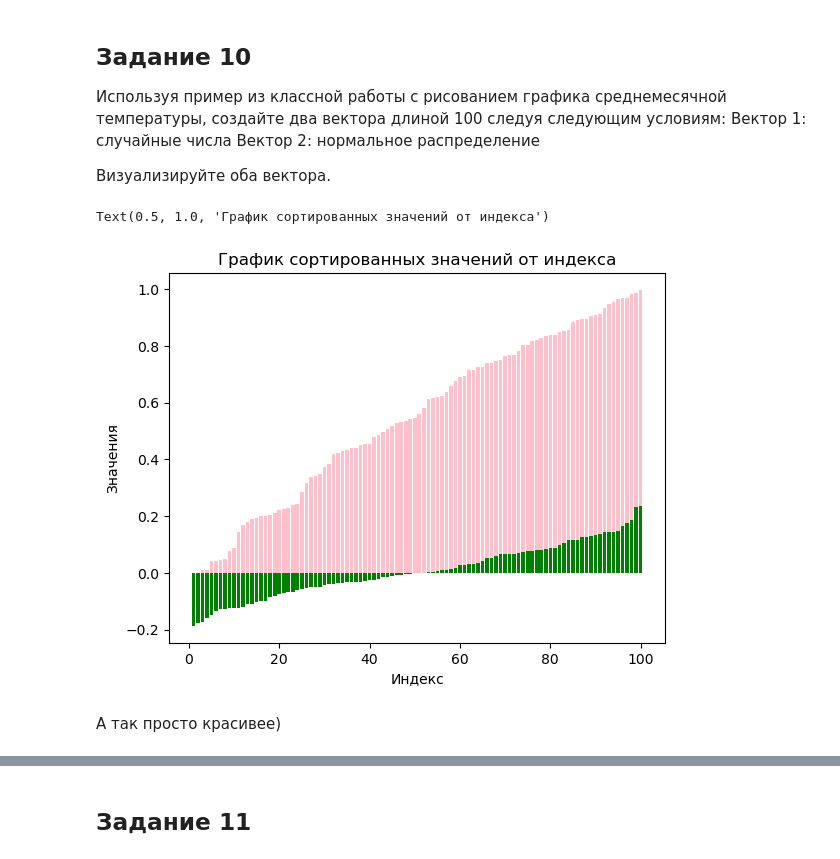
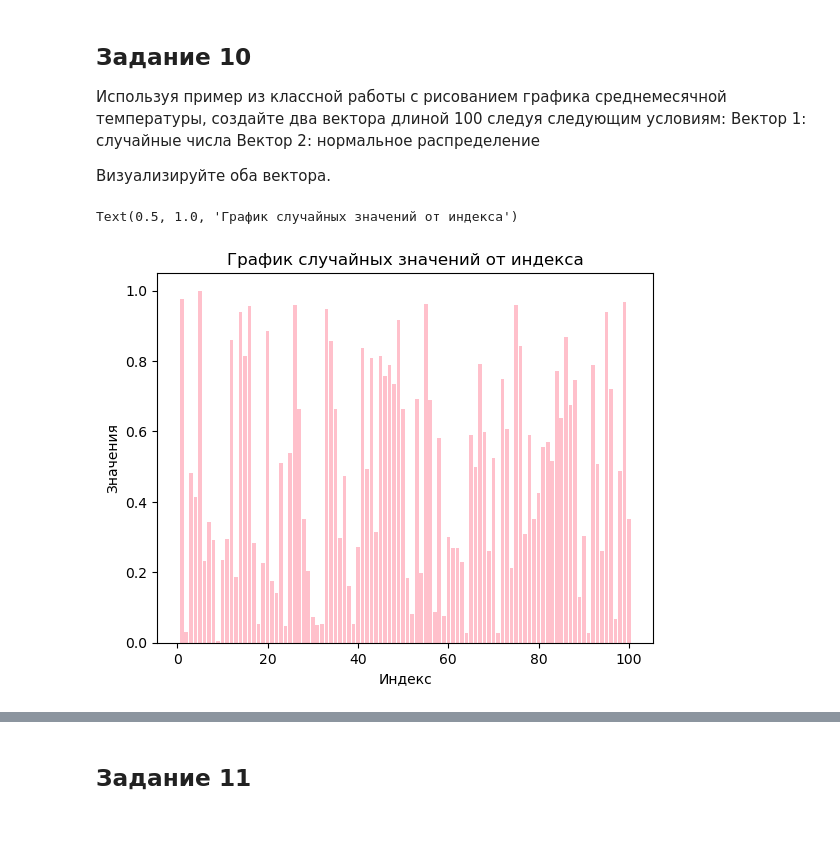
Before and after one commit to knpvlt/DS2, a Jupyter notebook: HW_3_numpy_Lola.ipynb, the cells around one changed output, grey strips where cells are left out. Saved outputs shown, nothing was run; the diff lists cells and outputs as text; code cells hidden in the pictures; blank space fills up the shorter version.

```diff
--- a/HW_3_numpy_Lola.ipynb
+++ b/HW_3_numpy_Lola.ipynb
@@ -189,14 +192,12 @@ V10_2 = np.random.normal(0, 0.1, 100)
 # %%
 import matplotlib.pyplot as plt
 s = np.arange(1,101)
 fig, ax = plt.subplots()
-ax.bar(s, sorted(V10_1), color = 'pink')
-ax.bar(s, sorted(V10_2), color = 'g')
+ax.bar(s, V10_1, color = 'pink')
+# ax.bar(s, sorted(V10_2), color = 'g')
 ax.set_xlabel("Индекс")
 ax.set_ylabel("Значения")
-plt.title('График сортированных значений от индекса')
+plt.title('График случайных значений от индекса')
 # %% [output]
-Text(0.5, 1.0, 'График сортированных значений от индекса')
+Text(0.5, 1.0, 'График случайных значений от индекса')
-[figure, old version]
+[figure, new version]
-# %% [markdown]
-А так просто красивее)
```
Also changed, not shown: parts of 7 cells of this notebook.
